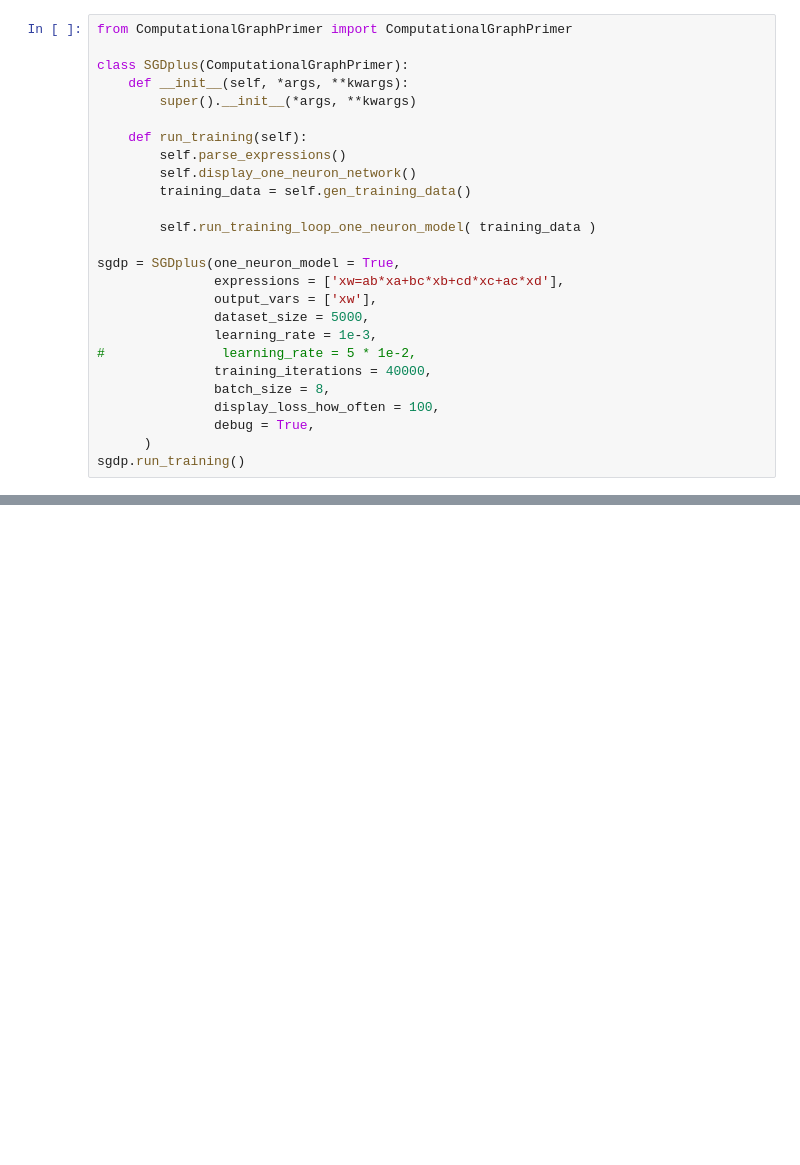
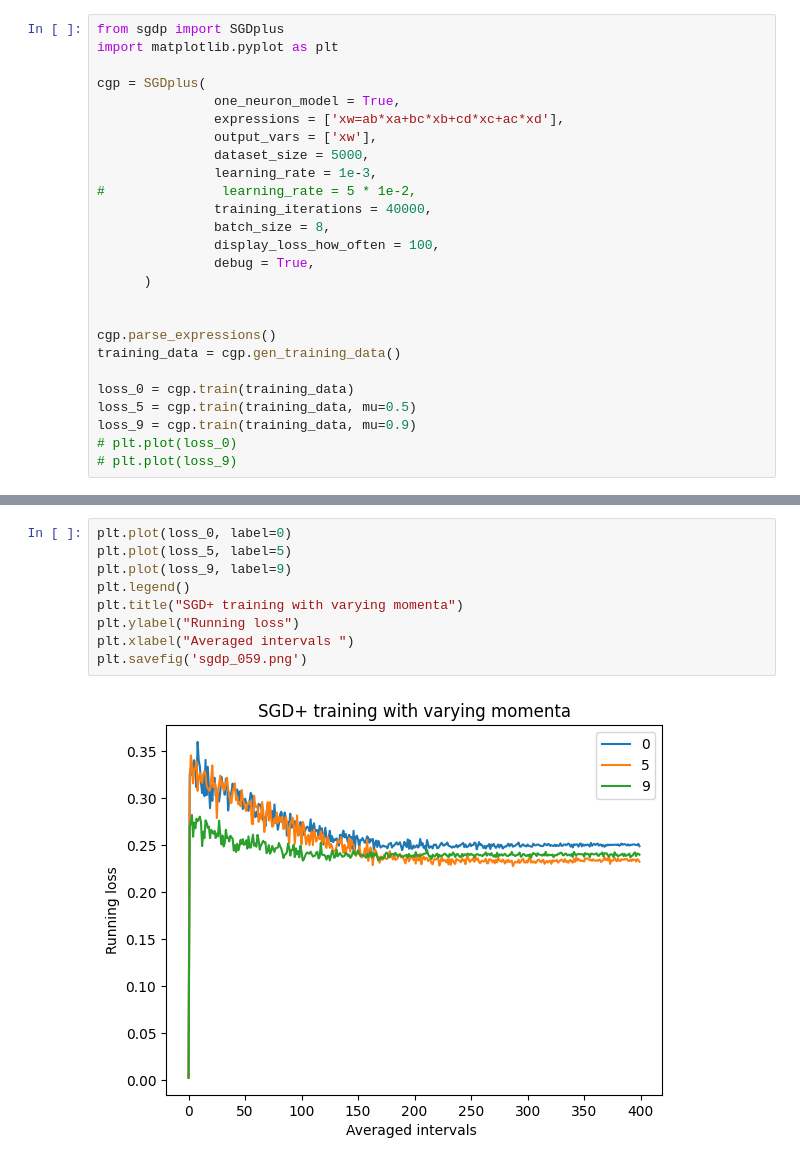
Before and after one commit to akamsali/ECE60146-DeepLearning-HWs-2023, a Jupyter notebook: HW3/hw.ipynb, the cells around one changed output, grey strips where cells are left out. Drawn from its saved outputs; the diff is of its cells as text; blank space fills up the shorter version.

Commit message:
SGD+ for one neuron

```diff
--- a/HW3/hw.ipynb
+++ b/HW3/hw.ipynb
@@ -1,18 +1,9 @@
 # %%
-from ComputationalGraphPrimer import ComputationalGraphPrimer
+from sgdp import SGDplus
+import matplotlib.pyplot as plt
 
-class SGDplus(ComputationalGraphPrimer):
-    def __init__(self, *args, **kwargs):
-        super().__init__(*args, **kwargs)
-
-    def run_training(self):
-        self.parse_expressions()
-        self.display_one_neuron_network()
-        training_data = self.gen_training_data()
-
-        self.run_training_loop_one_neuron_model( training_data )
-
-sgdp = SGDplus(one_neuron_model = True,
+cgp = SGDplus(
+               one_neuron_model = True,
                expressions = ['xw=ab*xa+bc*xb+cd*xc+ac*xd'],
                output_vars = ['xw'],
                dataset_size = 5000,
@@ -23,5 +14,14 @@ sgdp = SGDplus(one_neuron_model = True,
                display_loss_how_often = 100,
                debug = True,
       )
-sgdp.run_training()
+
+
+cgp.parse_expressions()
+training_data = cgp.gen_training_data()
+
+loss_0 = cgp.train(training_data)
+loss_5 = cgp.train(training_data, mu=0.5)
+loss_9 = cgp.train(training_data, mu=0.9)
+# plt.plot(loss_0)
+# plt.plot(loss_9)
 # %% [output]
@@ -63,0 +45,11 @@ leads_to dictionary: {'xa': {'xw'}, 'xc': {'xw'}, 'xb': {'xw'}, 'xd': {'xw'}, 'x
+# %%
+plt.plot(loss_0, label=0)
+plt.plot(loss_5, label=5)
+plt.plot(loss_9, label=9)
+plt.legend()
+plt.title("SGD+ training with varying momenta")
+plt.ylabel("Running loss")
+plt.xlabel("Averaged intervals ")
+plt.savefig('sgdp_059.png')
+# %% [output]
+[figure, added]
```
Also changed, not shown: parts of 1 cell of this notebook, 3 other files.
